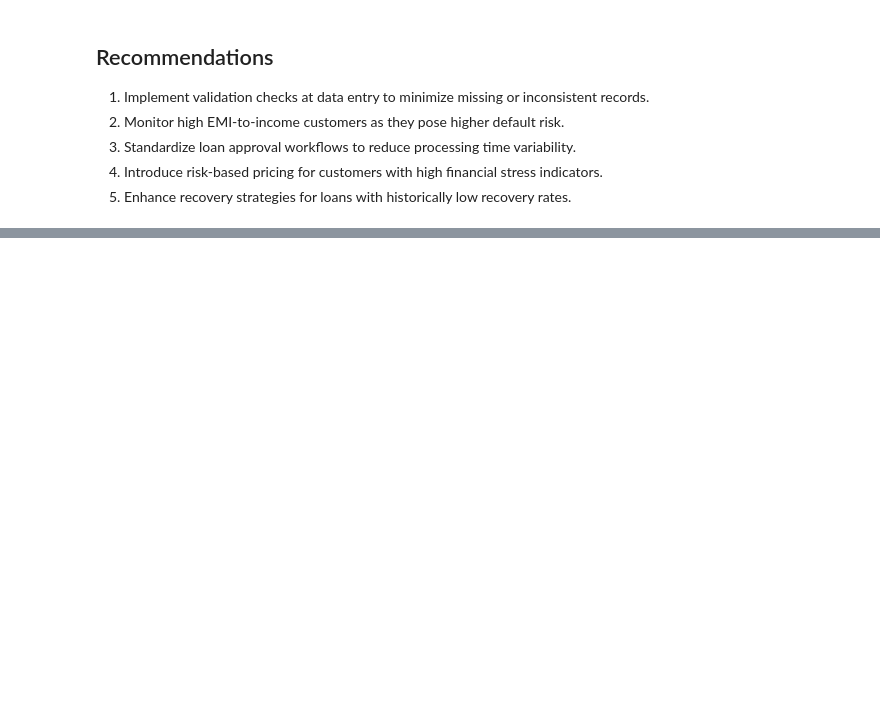
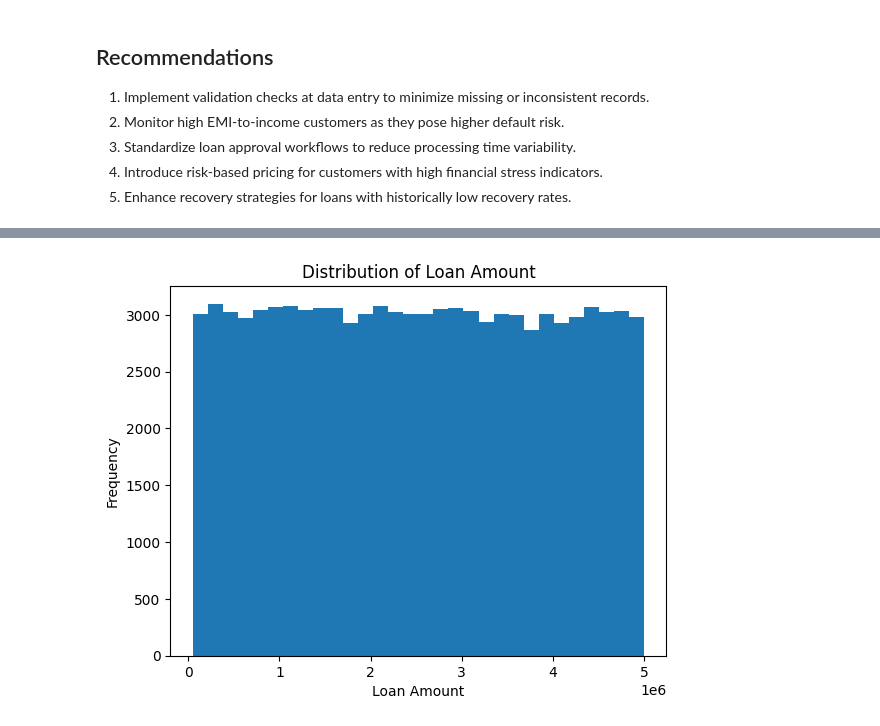
Before and after one commit to madhurmd/hero-fincorp-loan-analysis, a Jupyter notebook: notebooks/analysis.ipynb, the cells around one changed output, grey strips where cells are left out. Drawn from its saved outputs; the diff is of its cells as text; code cells hidden in the pictures; blank space fills up the shorter version.

Commit message:
Add files via upload
Complete loan descriptive analysis

```diff
--- a/notebooks/analysis.ipynb
+++ b/notebooks/analysis.ipynb
@@ -225,0 +238,10 @@ loans['EMI_to_Income'] = loans['EMI_Amount'] / (loans['Annual_Income'] / 12)
+# %%
+import matplotlib.pyplot as plt
+plt.figure()
+plt.hist(loans['Loan_Amount'].dropna(), bins=30)
+plt.title("Distribution of Loan Amount")
+plt.xlabel("Loan Amount")
+plt.ylabel("Frequency")
+plt.show()
+# %% [output]
+[figure, added]
```
Also changed, not shown: parts of 14 cells of this notebook.
